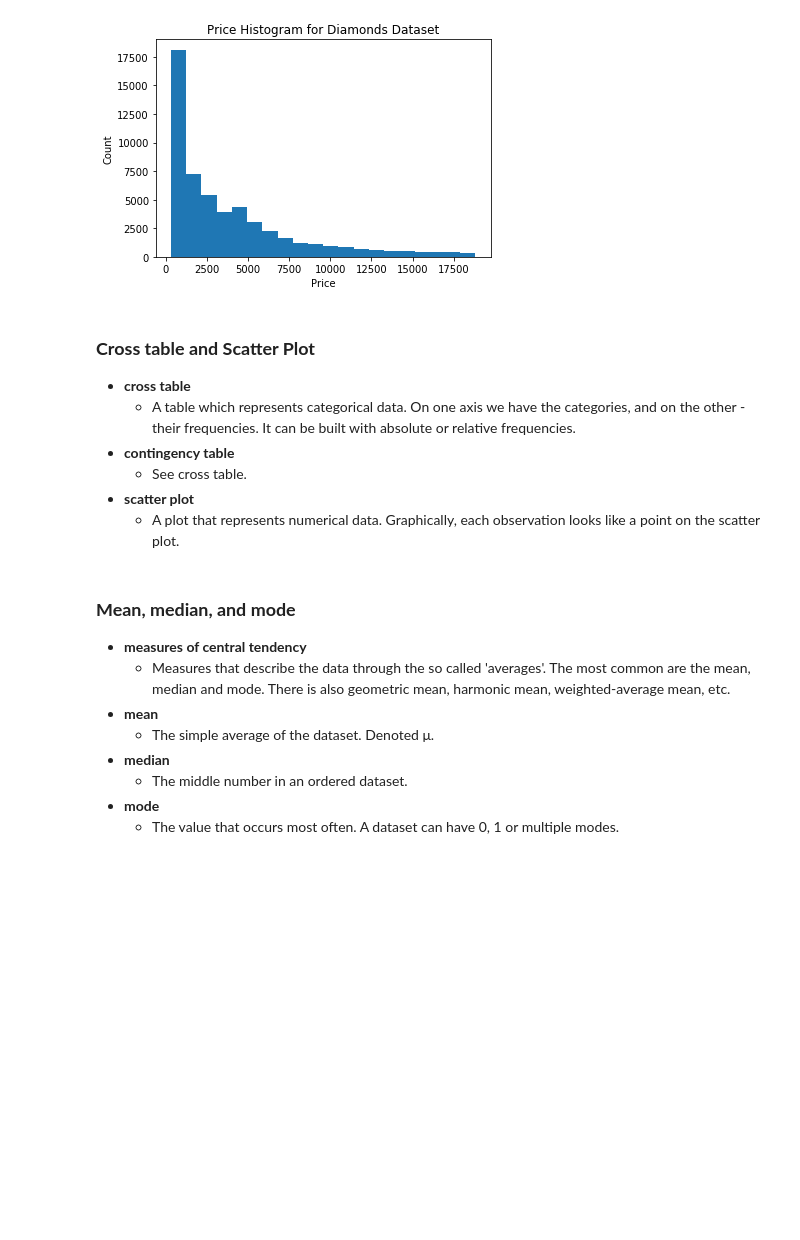
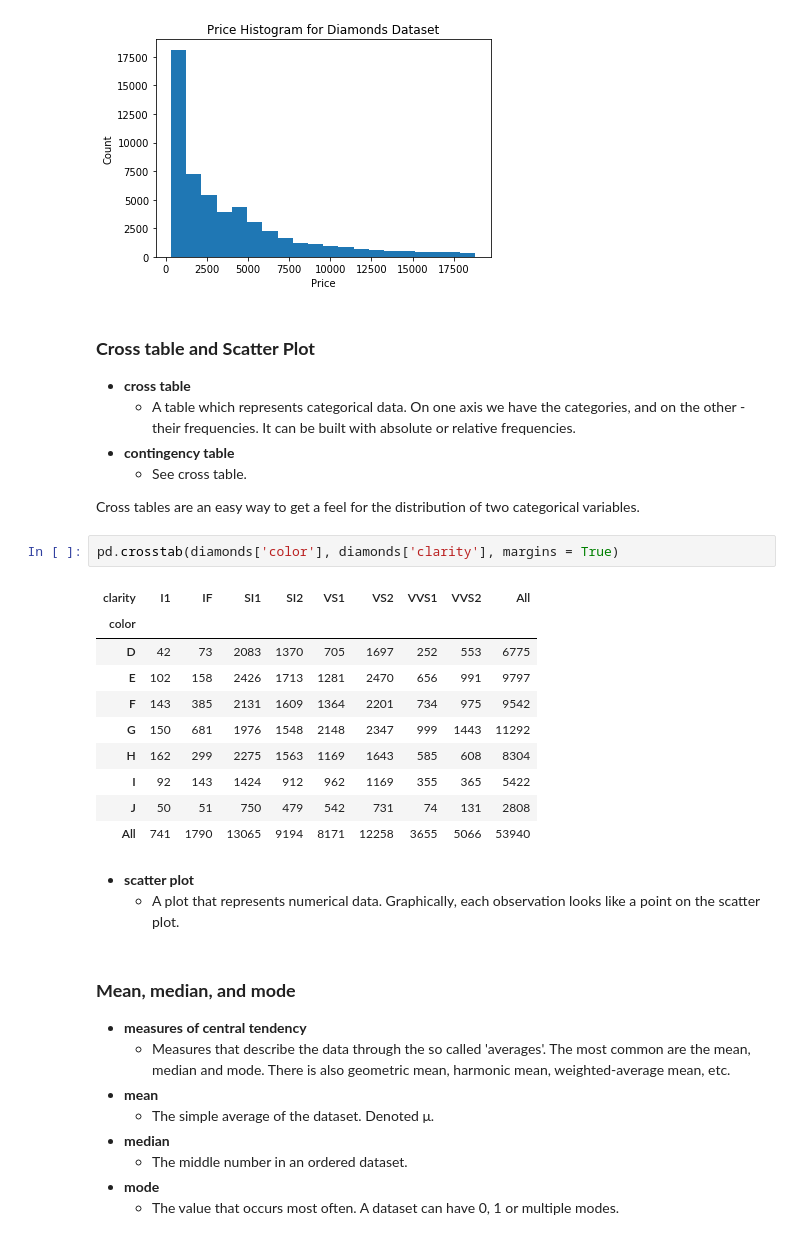
Before and after one commit to jmeguira/stats, a Jupyter notebook: stats_notebook.ipynb, the cells around one changed output. Saved outputs shown, nothing was run; the diff lists cells and outputs as text; blank space fills up the shorter version.

Commit message:
added cross tables section

```diff
--- a/stats_notebook.ipynb
+++ b/stats_notebook.ipynb
@@ -287,8 +275,24 @@ plt.show()
     - A table which represents categorical data. On one axis we have the categories, and on the other - their frequencies. It can be built with absolute or relative frequencies.
 * **contingency table**
     - See cross table.
-* **scatter plot**
-    - A plot that represents numerical data. Graphically, each observation looks like a point on the scatter plot.
+
+Cross tables are an easy way to get a feel for the distribution of two categorical variables.
+# %%
+pd.crosstab(diamonds['color'], diamonds['clarity'], margins = True)
+# %% [output]
+| clarity | I1 | IF | SI1 | SI2 | VS1 | VS2 | VVS1 | VVS2 | All |
+| color |  |  |  |  |  |  |  |  |  |
+| D | 42 | 73 | 2083 | 1370 | 705 | 1697 | 252 | 553 | 6775 |
+| E | 102 | 158 | 2426 | 1713 | 1281 | 2470 | 656 | 991 | 9797 |
+| F | 143 | 385 | 2131 | 1609 | 1364 | 2201 | 734 | 975 | 9542 |
+| G | 150 | 681 | 1976 | 1548 | 2148 | 2347 | 999 | 1443 | 11292 |
+| H | 162 | 299 | 2275 | 1563 | 1169 | 1643 | 585 | 608 | 8304 |
+| I | 92 | 143 | 1424 | 912 | 962 | 1169 | 355 | 365 | 5422 |
+| J | 50 | 51 | 750 | 479 | 542 | 731 | 74 | 131 | 2808 |
+| All | 741 | 1790 | 13065 | 9194 | 8171 | 12258 | 3655 | 5066 | 53940 |
+# %% [markdown]
+* **scatter plot**
+    - A plot that represents numerical data. Graphically, each observation looks like a point on the scatter plot.
 # %% [markdown]
 ### **Mean, median, and mode**
 * **measures of central tendency**
```
Also changed, not shown: parts of 1 cell of this notebook.
